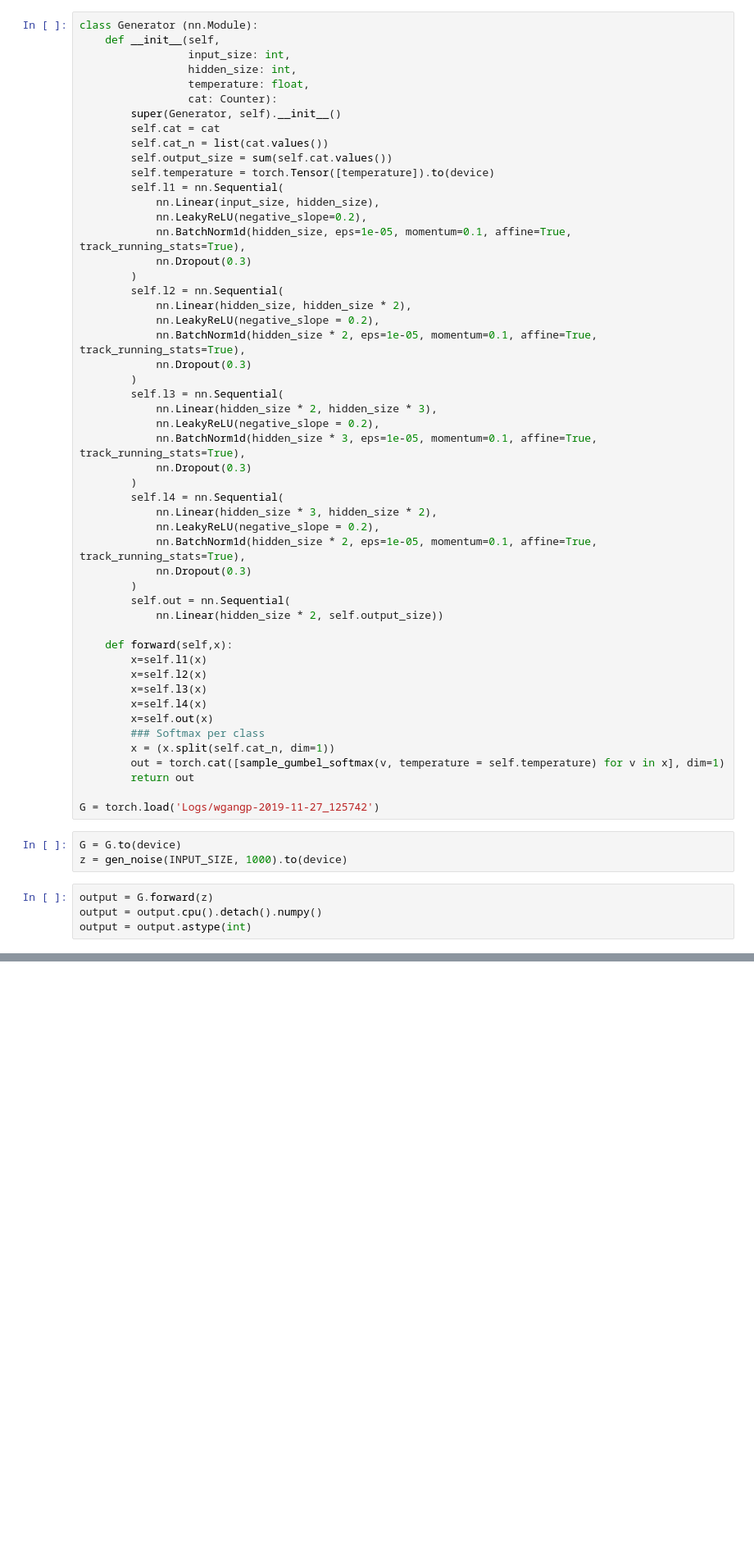
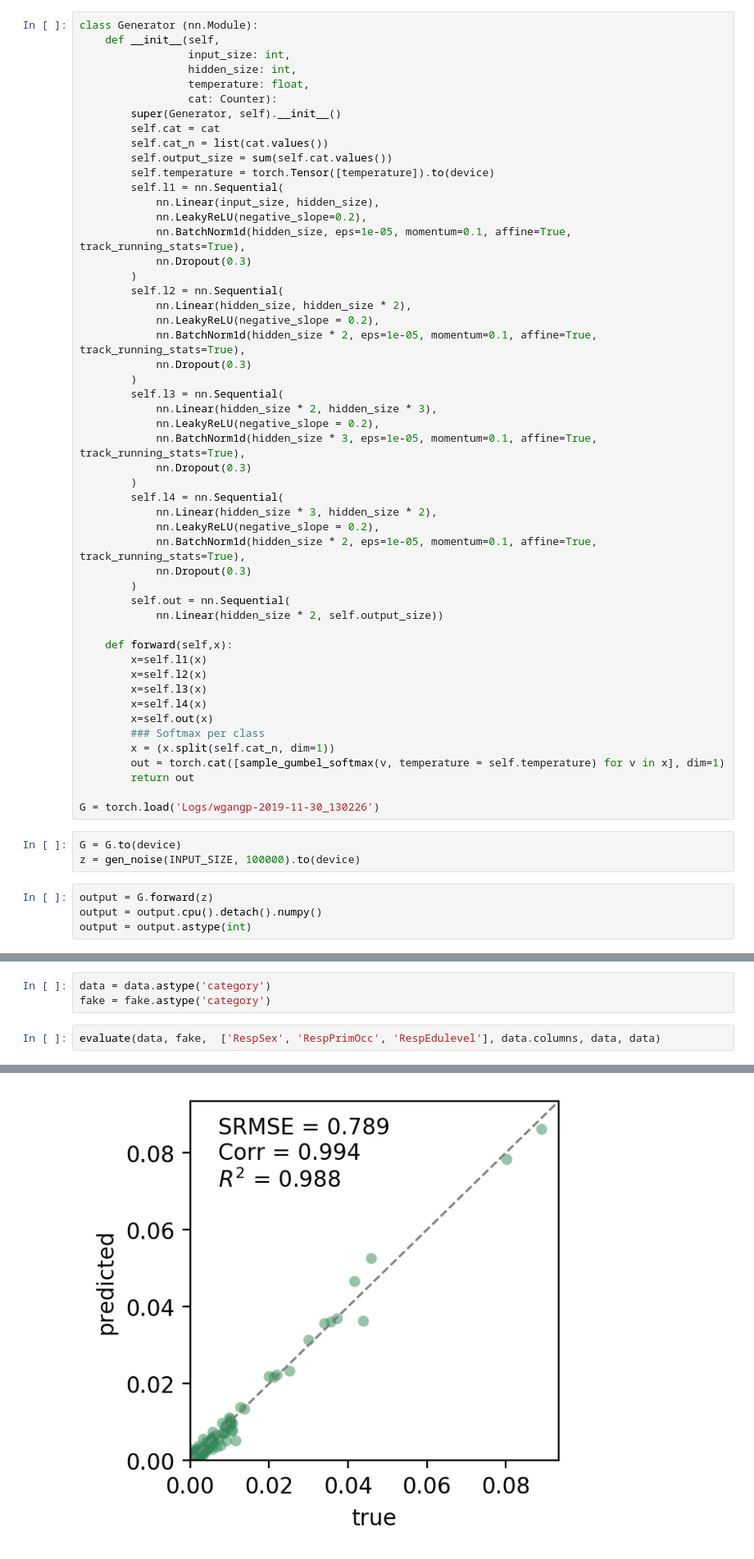
Before and after one commit to carlomarxdk/GAN-Population-Synthesis, a Jupyter notebook: Code/6_Visualisation.ipynb, the cells around one changed output, grey strips where cells are left out. Shown at 82% size. Drawn from its saved outputs; the diff is of its cells as text; blank space fills up the shorter version.

```diff
--- a/Code/6_Visualisation.ipynb
+++ b/Code/6_Visualisation.ipynb
@@ -131,10 +151,10 @@ class Generator (nn.Module):
         out = torch.cat([sample_gumbel_softmax(v, temperature = self.temperature) for v in x], dim=1)
         return out
 
-G = torch.load('Logs/wgangp-2019-11-27_125742')
+G = torch.load('Logs/wgangp-2019-11-30_130226')
 # %%
 G = G.to(device)
-z = gen_noise(INPUT_SIZE, 1000).to(device)
+z = gen_noise(INPUT_SIZE, 100000).to(device)
 # %%
 output = G.forward(z)
 output = output.cpu().detach().numpy()
@@ -178,0 +185,6 @@ TypeError: 'numpy.ndarray' object is not callable
+# %%
+data = data.astype('category')
+fake = fake.astype('category')
+# %%
+evaluate(data, fake,  ['RespSex', 'RespPrimOcc', 'RespEdulevel'], data.columns, data, data)
+# %% [output]
@@ -178,0 +197 @@ TypeError: 'numpy.ndarray' object is not callable
+[figure, added]
```
Also changed, not shown: parts of 12 cells of this notebook, 1 other file.
